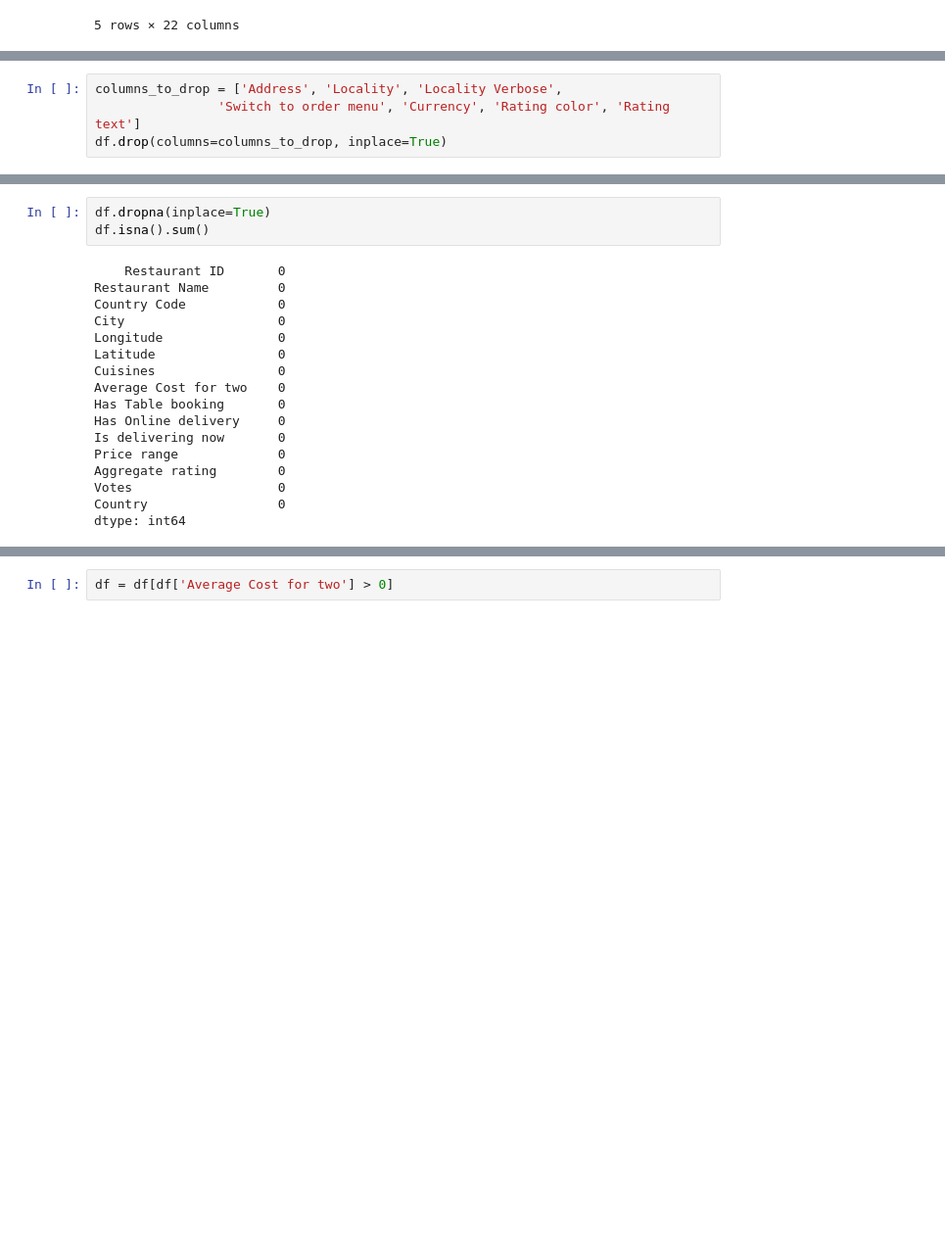
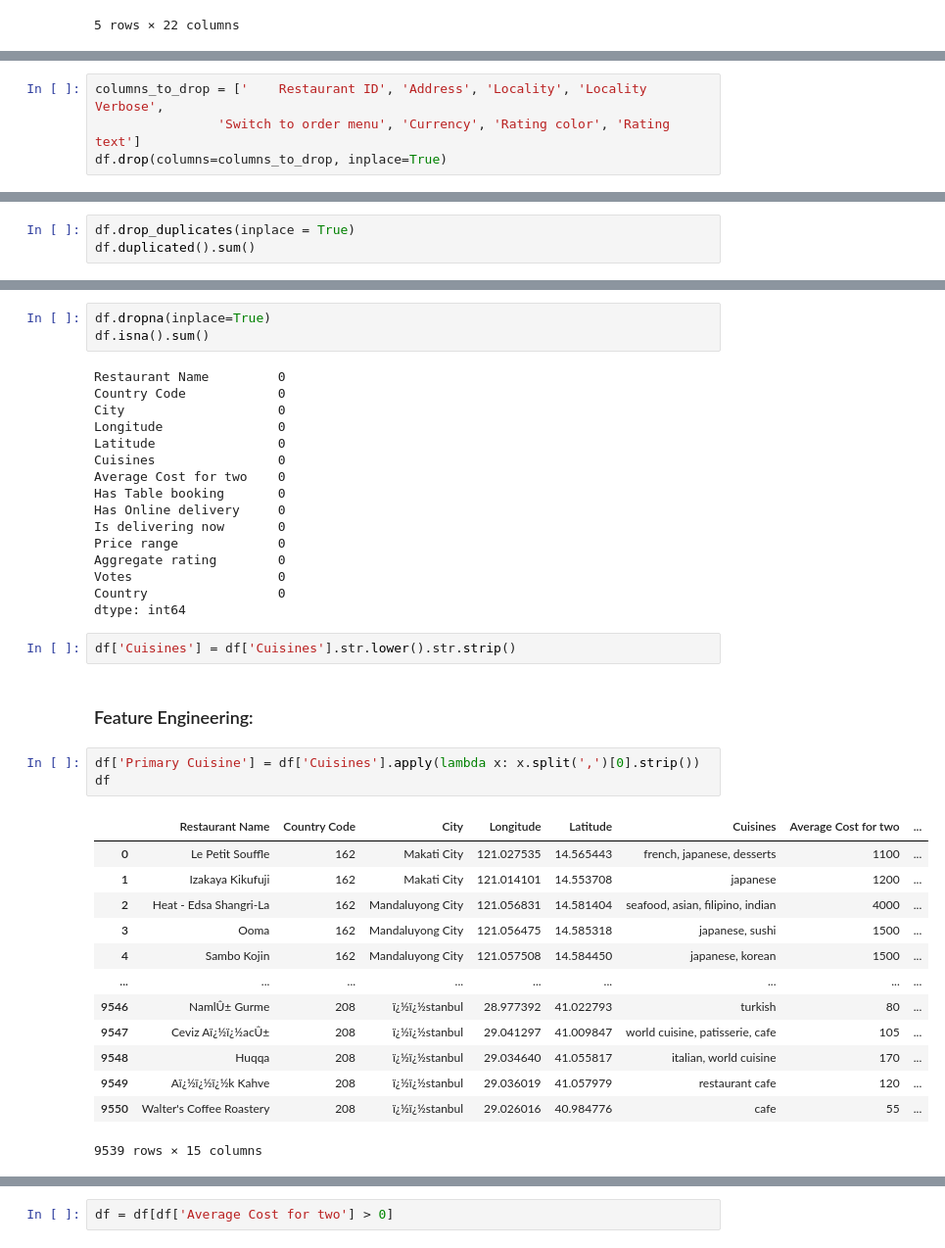
Before and after one commit to Muhammad221B/Knowledge-Based-Restaurant-Recommender-System, a Jupyter notebook: notebooks/01_data_preprocessing.ipynb, the cells around one changed output, grey strips where cells are left out. Shown at 98% size. Saved outputs shown, nothing was run; the diff lists cells and outputs as text; blank space fills up the shorter version.

```diff
--- a/notebooks/01_data_preprocessing.ipynb
+++ b/notebooks/01_data_preprocessing.ipynb
@@ -26,5 +30,5 @@ df.head()
 # %%
-columns_to_drop = ['Address', 'Locality', 'Locality Verbose',
+columns_to_drop = ['    Restaurant ID', 'Address', 'Locality', 'Locality Verbose',
                 'Switch to order menu', 'Currency', 'Rating color', 'Rating text']
 df.drop(columns=columns_to_drop, inplace=True)
 # %%
@@ -39,0 +75,3 @@ df.duplicated().sum()
+# %%
+df.drop_duplicates(inplace = True)
+df.duplicated().sum()
@@ -60,7 +99,6 @@ dtype: int64
 df.dropna(inplace=True)
 df.isna().sum()
 # %% [output]
-    Restaurant ID       0
 Restaurant Name         0
 Country Code            0
 City                    0
@@ -76,4 +114,25 @@ Aggregate rating        0
 Votes                   0
 Country                 0
 dtype: int64
+# %%
+df['Cuisines'] = df['Cuisines'].str.lower().str.strip()
+# %% [markdown]
+### Feature Engineering:
+# %%
+df['Primary Cuisine'] = df['Cuisines'].apply(lambda x: x.split(',')[0].strip())
+df
+# %% [output]
+|  | Restaurant Name | Country Code | City | Longitude | Latitude | Cuisines | Average Cost for two | ... |
+| 0 | Le Petit Souffle | 162 | Makati City | 121.027535 | 14.565443 | french, japanese, desserts | 1100 | ... |
+| 1 | Izakaya Kikufuji | 162 | Makati City | 121.014101 | 14.553708 | japanese | 1200 | ... |
+| 2 | Heat - Edsa Shangri-La | 162 | Mandaluyong City | 121.056831 | 14.581404 | seafood, asian, filipino, indian | 4000 | ... |
+| 3 | Ooma | 162 | Mandaluyong City | 121.056475 | 14.585318 | japanese, sushi | 1500 | ... |
+| 4 | Sambo Kojin | 162 | Mandaluyong City | 121.057508 | 14.584450 | japanese, korean | 1500 | ... |
+| ... | ... | ... | ... | ... | ... | ... | ... | ... |
+| 9546 | NamlÛ± Gurme | 208 | ï¿½ï¿½stanbul | 28.977392 | 41.022793 | turkish | 80 | ... |
+| 9547 | Ceviz Aï¿½ï¿½acÛ± | 208 | ï¿½ï¿½stanbul | 29.041297 | 41.009847 | world cuisine, patisserie, cafe | 105 | ... |
+| 9548 | Huqqa | 208 | ï¿½ï¿½stanbul | 29.034640 | 41.055817 | italian, world cuisine | 170 | ... |
+| 9549 | Aï¿½ï¿½ï¿½k Kahve | 208 | ï¿½ï¿½stanbul | 29.036019 | 41.057979 | restaurant cafe | 120 | ... |
+| 9550 | Walter's Coffee Roastery | 208 | ï¿½ï¿½stanbul | 29.026016 | 40.984776 | cafe | 55 | ... |
+9539 rows × 15 columns
 # %%
```
Also changed, not shown: parts of 14 cells of this notebook, 5 other files.
